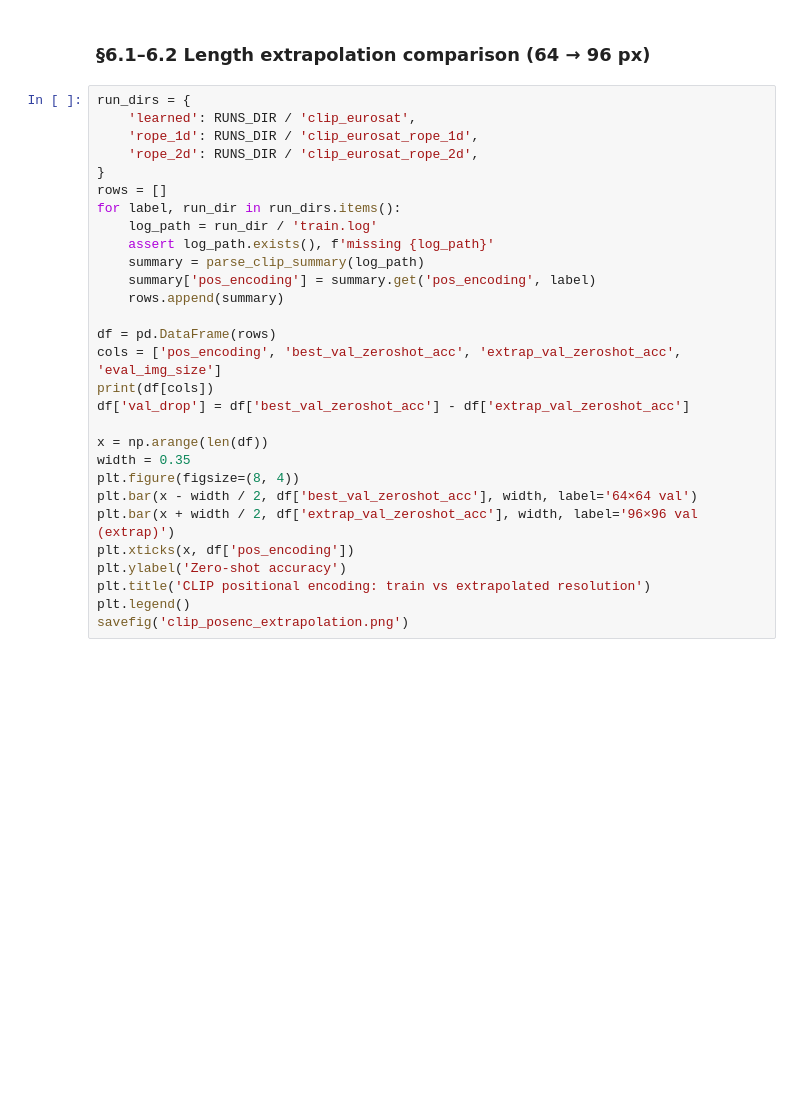
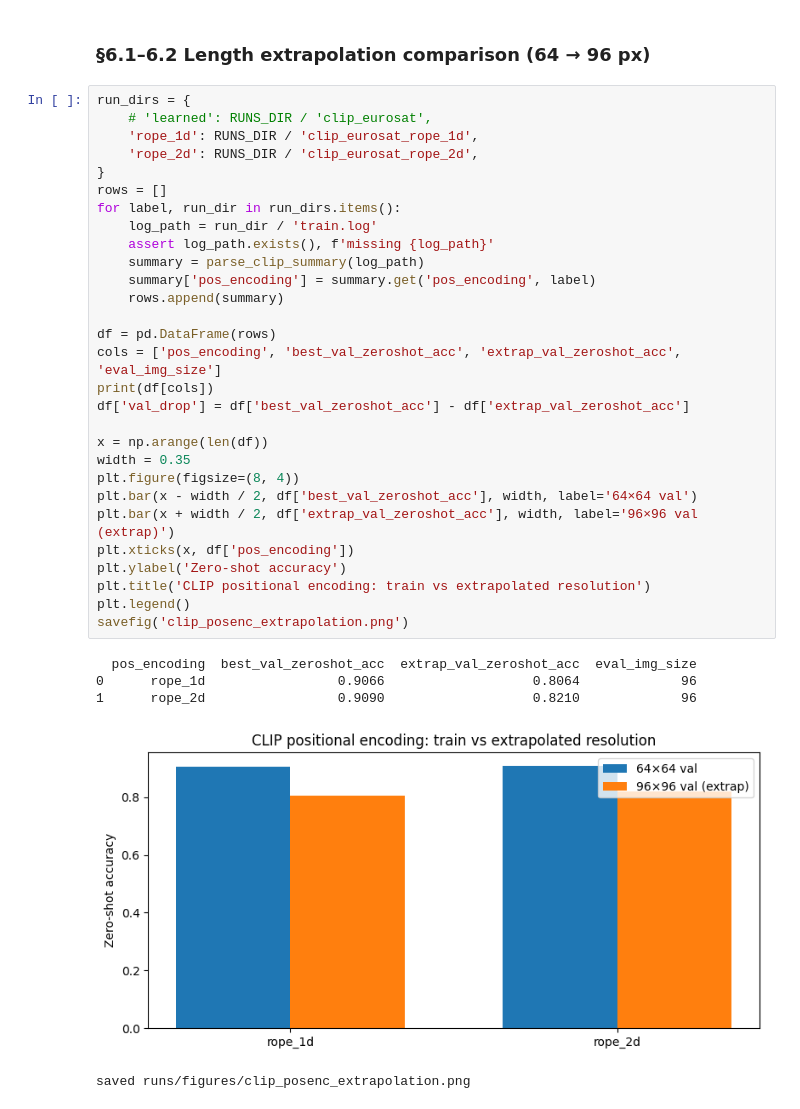
Before and after one commit to mcrco/cs148-hw3, a Jupyter notebook: colab_setup.ipynb, the cells around one changed output. Drawn from its saved outputs; the diff is of its cells as text; blank space fills up the shorter version.

```diff
--- a/colab_setup.ipynb
+++ b/colab_setup.ipynb
@@ -602,30 +815,36 @@ Section 3 already trains the learned-PE baseline at `runs/clip_eurosat`. Retrain
 ### §6.1–6.2 Length extrapolation comparison (64 → 96 px)
 # %%
 run_dirs = {
-    'learned': RUNS_DIR / 'clip_eurosat',
+    # 'learned': RUNS_DIR / 'clip_eurosat',
     'rope_1d': RUNS_DIR / 'clip_eurosat_rope_1d',
     'rope_2d': RUNS_DIR / 'clip_eurosat_rope_2d',
 }
 rows = []
 for label, run_dir in run_dirs.items():
     log_path = run_dir / 'train.log'
     assert log_path.exists(), f'missing {log_path}'
     summary = parse_clip_summary(log_path)
     summary['pos_encoding'] = summary.get('pos_encoding', label)
     rows.append(summary)
 
 df = pd.DataFrame(rows)
 cols = ['pos_encoding', 'best_val_zeroshot_acc', 'extrap_val_zeroshot_acc', 'eval_img_size']
 print(df[cols])
 df['val_drop'] = df['best_val_zeroshot_acc'] - df['extrap_val_zeroshot_acc']
 
 x = np.arange(len(df))
 width = 0.35
 plt.figure(figsize=(8, 4))
 plt.bar(x - width / 2, df['best_val_zeroshot_acc'], width, label='64×64 val')
 plt.bar(x + width / 2, df['extrap_val_zeroshot_acc'], width, label='96×96 val (extrap)')
 plt.xticks(x, df['pos_encoding'])
 plt.ylabel('Zero-shot accuracy')
 plt.title('CLIP positional encoding: train vs extrapolated resolution')
 plt.legend()
 savefig('clip_posenc_extrapolation.png')
+# %% [output]
+  pos_encoding  best_val_zeroshot_acc  extrap_val_zeroshot_acc  eval_img_size
+0      rope_1d                 0.9066                   0.8064             96
+1      rope_2d                 0.9090                   0.8210             96
+[figure, added]
+saved runs/figures/clip_posenc_extrapolation.png
```
Also changed, not shown: parts of 22 cells of this notebook, 2 other files.
